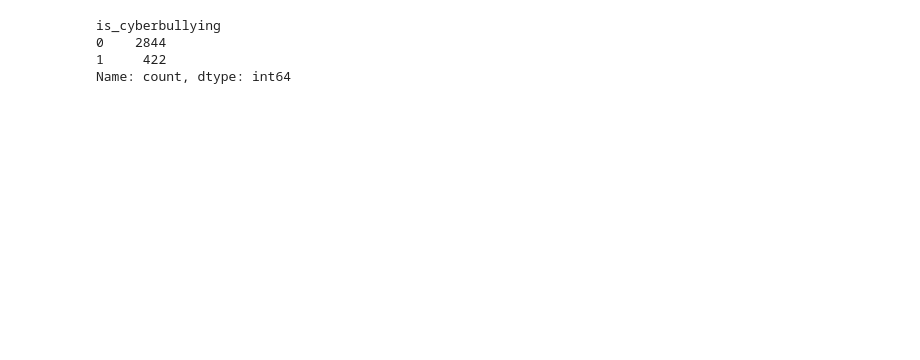
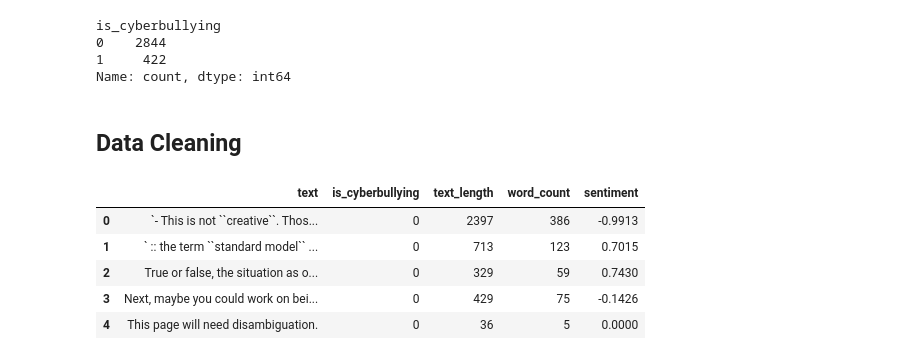
Before and after one commit to otuemre/AdvancedCyberbullyingDetection, a Jupyter notebook: notebooks/AdvancedCyberbullyingDetection.ipynb, the cells around one changed output. Cells and saved outputs as stored; diff of their text form; code cells hidden in the pictures; blank space fills up the shorter version.

Commit message:
Data Cleaning

```diff
--- a/notebooks/AdvancedCyberbullyingDetection.ipynb
+++ b/notebooks/AdvancedCyberbullyingDetection.ipynb
@@ -461,3 +461,52 @@ is_cyberbullying
 0    2844
 1     422
 Name: count, dtype: int64
+# %% [markdown]
+## Data Cleaning
+# %%
+def preprocess_text(text):
+    # Ensure string
+    if not isinstance(text, str):
+        text = "" if text is None else str(text)
+
+    if not text or text.isspace():
+        return ""
+
+    # Decode HTML entities
+    text = html.unescape(text)
+
+    # Normalize unicode
+    text = unicodedata.normalize('NFKC', text)
+
+    # Expand contractions (e.g., don't → do not)
+    text = contractions.fix(text)
+
+    # Replace URLs
+    text = re.sub(r'https?://\S+|www\.\S+', '[URL]', text)
+
+    # Replace emails
+    text = re.sub(r'\S+@\S+', '[EMAIL]', text)
+
+    # Replace phone numbers
+    text = re.sub(r'\(?\d{3}\)?[-.\s]?\d{3}[-.\s]?\d{4}', '[PHONE]', text)
+
+    # Replace mentions
+    text = re.sub(r'@\w+', '[USER]', text)
+
+    # Normalize whitespace
+    text = re.sub(r'\s+', ' ', text).strip()
+
+    text = re.sub(r'(?:^|\s)([=:`]{3,})(?:\s|$)', ' ', text)
+
+    return text
+
+df['text'] = df['text'].apply(preprocess_text)
+# %%
+df.head()
+# %% [output]
+|  | text | is_cyberbullying | text_length | word_count | sentiment |
+| 0 | `- This is not ``creative``. Thos... | 0 | 2397 | 386 | -0.9913 |
+| 1 | ` :: the term ``standard model`` ... | 0 | 713 | 123 | 0.7015 |
+| 2 | True or false, the situation as o... | 0 | 329 | 59 | 0.7430 |
+| 3 | Next, maybe you could work on bei... | 0 | 429 | 75 | -0.1426 |
+| 4 | This page will need disambiguation. | 0 | 36 | 5 | 0.0000 |
```
Also changed, not shown: parts of 2 cells of this notebook.
